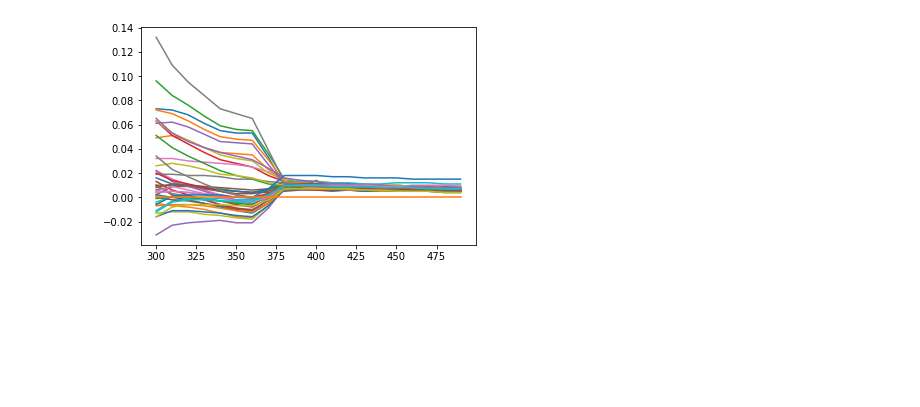
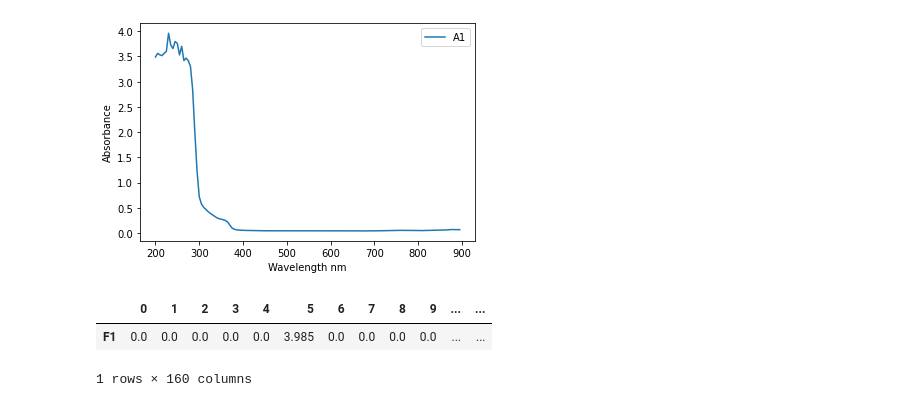
Before and after one commit to pozzo-research-group/OT2Protocols, a Jupyter notebook: ot2protocol/Ouzo_OT2_Sampling/Plate Reader Extract.ipynb, the cells around one changed output. Drawn from its saved outputs; the diff is of its cells as text; code cells hidden in the pictures; blank space fills up the shorter version.

Commit message:
More graphing tools

```diff
--- a/ot2protocol/Ouzo_OT2_Sampling/Plate Reader Extract.ipynb
+++ b/ot2protocol/Ouzo_OT2_Sampling/Plate Reader Extract.ipynb
@@ -6,19 +5,21 @@ import matplotlib.pyplot as plt
 # %%
-def plot_wavelengths(dataframe, wavelength_range = None): # dataframe to be well = row, have to give wavelength actually
+def plot_wavelengths(dataframe, wavelength_range = [], labels = [], Title = []): # dataframe to be well = row, have to give wavelength actually
     wavelengths = np.asarray(dataframe.iloc[0])
 
     if len(wavelength_range) == 2:
-        lower_index = np.where(wavelengths == wavelength_range[0])[0][0]
+        lower_index = np.where(wavelengths == wavelength_range[0])[0][0] # add logic if only one upper or lower limit provided auto finds missing limit
         upper_index = np.where(wavelengths == wavelength_range[1])[0][0]
         dataframe = dataframe
 
         fig, ax = plt.subplots()
-        for key, row in dataframe.iterrows():
+        for i, (key, row) in enumerate(dataframe.iterrows()):
             if key == 'Wavelength':
                 x = row[lower_index:upper_index]
             else:
                 y = row[lower_index:upper_index]
-                ax.plot(x,y)
+                ax.plot(x,y,label = labels[i])
+#         ax.annotate('hello', xy=(1.05, 0.85), xycoords='axes fraction')
+        ax.legend()
 
     elif len(wavelength_range) == 1:
         wavelength = wavelength_range[0]
@@ -42,12 +43,18 @@ def plot_wavelengths(dataframe, wavelength_range = None): # dataframe to be well
 
     else:
         fig, ax = plt.subplots()
-        for key, row in dataframe.iterrows():
+        for i, (key, row) in enumerate(dataframe.iterrows()):
             if key == 'Wavelength':
                 x = row
             else:
                 y = row
-                ax.plot(x,y)
+                ax.plot(x,y,label = labels[i])
+#         ax.annotate('hello', xy=(1.05, 0.85), xycoords='axes fraction')
+        ax.legend()
+#     text.append('Remaining component = ' + component_names[completing_component_index])
+#     text_newline = '\n'.join(text)
+    plt.xlabel('Wavelength nm')
+    plt.ylabel('Absorbance')
 # %%
 # splitting up into dfs so can rearrange in column order
 def r_to_c_order(df):
@@ -88,3 +96,12 @@ def baseline_correction(df_samples, baseline_series):
 
     baseline_corrected_df = pd.concat(new_df_con, axis = 1)
     return baseline_corrected_df.T
+# %%
+def remove_non_int(df):
+    new_df_con = []
+    for key, row in df.iterrows():
+        series = row
+        series = (pd.to_numeric(series , errors='coerce').fillna(0)) # just know that the series is an instance so will not update df
+        new_df_con.append(series)
+    df_removed_non_int = pd.concat(new_df_con, axis = 1)
+    return df_removed_non_int.T
@@ -91,3 +132,2 @@ def baseline_correction(df_samples, baseline_series):
 # %%
-df1 =  pd.read_excel(r"C:\Users\Edwin\Desktop\OT2Protocols\ot2protocol\Ouzo_OT2_Sampling\Run_09_24_20\09_24_2020_Scan1_Trial1.xlsx", sheet_name = 'Sheet1' ).T
-# df2 =  pd.read_excel(r"C:\Users\Edwin\Desktop\Repos\OT2Protocols\ot2protocol\Ouzo_OT2_Sampling\Run 0917\09_17_20_E_P_Scan_2.xlsx", sheet_name = 'Sheet1' ).T
+df1 =  pd.read_excel(r"C:\Users\Edwin\Desktop\101020\10_06_20_Turbid_Scan.xlsx", sheet_name = 'Sheet1' ).T
@@ -98,4 +134,16 @@ plot_wavelengths(df1[0:42],[300])
-# %%
-plot_wavelengths(df1,[300,500])
-# %% [output]
-[figure, removed]
+# %%
+df = remove_non_int(df1)
+df_baseline_corrected = baseline_correction(df, df.iloc[1])
+# %%
+baseline = df[0:1]
+names = list(df[0].index) # always do name before baselining as lose well names
+new_df_baseline = baseline_correction(df, df.iloc[1])
+plot_wavelengths(df[0:2], [200,900], names, Title = 'Baseline')
+# %% [output]
+[figure, added]
+# %%
+df[10:11]
+# %% [output]
+|  | 0 | 1 | 2 | 3 | 4 | 5 | 6 | 7 | 8 | 9 | ... | ... |
+| F1 | 0.0 | 0.0 | 0.0 | 0.0 | 0.0 | 3.985 | 0.0 | 0.0 | 0.0 | 0.0 | ... | ... |
+1 rows × 160 columns
```
Also changed, not shown: parts of 7 cells of this notebook, 2 other files.
